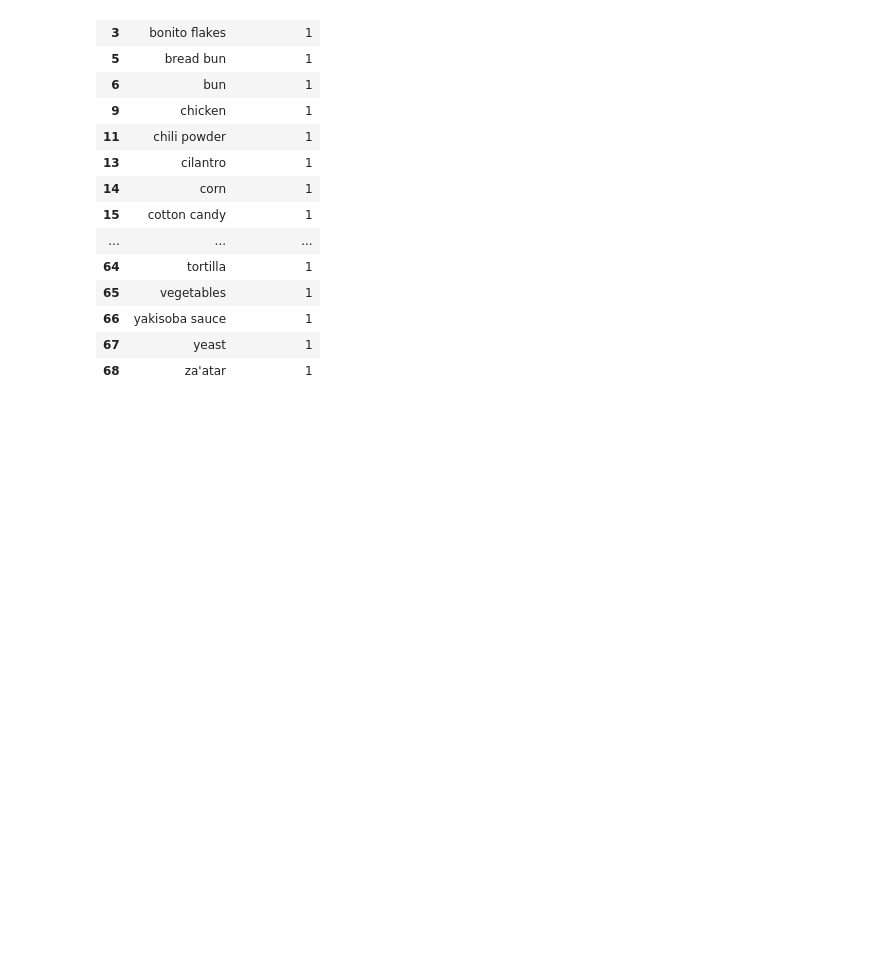
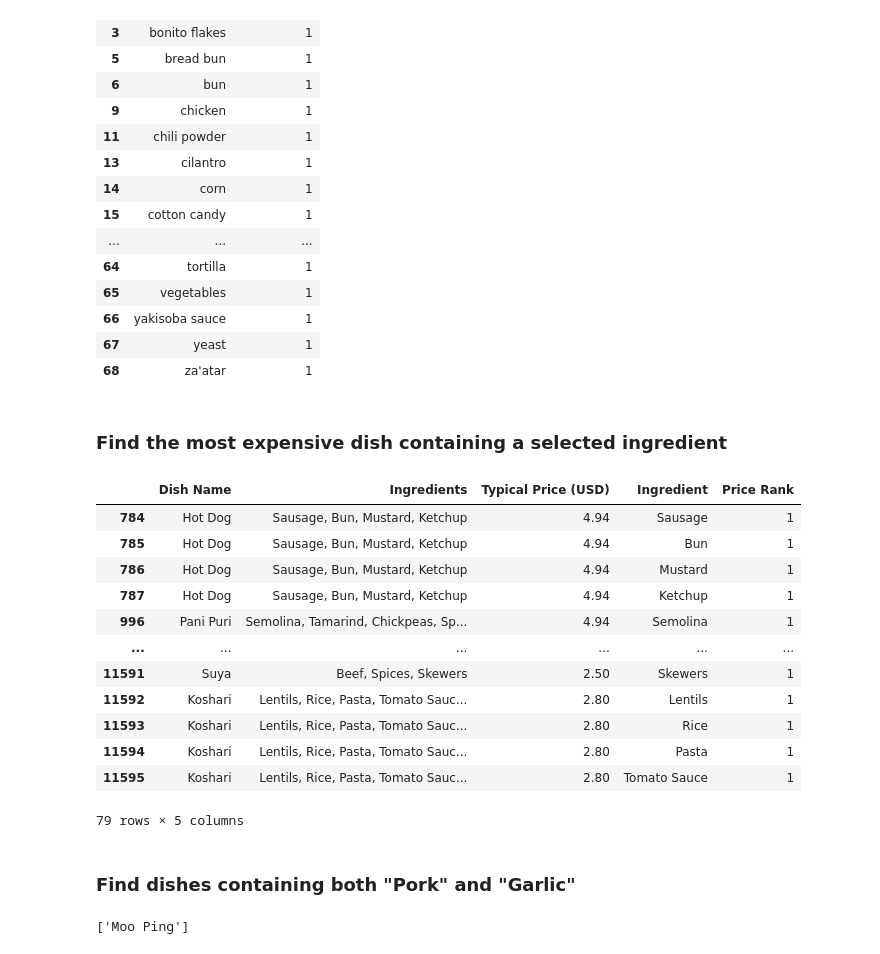
Before and after one commit to ushasrisetti24/Python-Practice, a Jupyter notebook: Street Food Analysis/Street food dataset.ipynb, the cells around one changed output. Cells and saved outputs as stored; diff of their text form; code cells hidden in the pictures; blank space fills up the shorter version.

```diff
--- a/Street Food Analysis/Street food dataset.ipynb
+++ b/Street Food Analysis/Street food dataset.ipynb
@@ -685,3 +688,55 @@ display(ing_variety[ing_variety["dish_count"]==1])
 | 66 | yakisoba sauce | 1 |
 | 67 | yeast | 1 |
 | 68 | za'atar | 1 |
+# %% [markdown]
+### Find the most expensive dish containing a selected ingredient
+# %%
+ingredients= (
+    df[["Dish Name","Ingredients","Typical Price (USD)"]]
+    .assign(Ingredient= lambda x: x["Ingredients"].str.split(","))
+    .explode("Ingredient")
+    .drop_duplicates()
+    .reset_index(drop=True))
+
+ingredients["Price Rank"]= (
+    ingredients.groupby("Ingredient")["Typical Price (USD)"]
+                        .rank(method="dense", ascending=False)
+                        .astype(int)
+
+)
+
+display(ingredients[ingredients["Price Rank"]==1])
+# %% [output]
+|  | Dish Name | Ingredients | Typical Price (USD) | Ingredient | Price Rank |
+| 784 | Hot Dog | Sausage, Bun, Mustard, Ketchup | 4.94 | Sausage | 1 |
+| 785 | Hot Dog | Sausage, Bun, Mustard, Ketchup | 4.94 | Bun | 1 |
+| 786 | Hot Dog | Sausage, Bun, Mustard, Ketchup | 4.94 | Mustard | 1 |
+| 787 | Hot Dog | Sausage, Bun, Mustard, Ketchup | 4.94 | Ketchup | 1 |
+| 996 | Pani Puri | Semolina, Tamarind, Chickpeas, Sp... | 4.94 | Semolina | 1 |
+| ... | ... | ... | ... | ... | ... |
+| 11591 | Suya | Beef, Spices, Skewers | 2.50 | Skewers | 1 |
+| 11592 | Koshari | Lentils, Rice, Pasta, Tomato Sauc... | 2.80 | Lentils | 1 |
+| 11593 | Koshari | Lentils, Rice, Pasta, Tomato Sauc... | 2.80 | Rice | 1 |
+| 11594 | Koshari | Lentils, Rice, Pasta, Tomato Sauc... | 2.80 | Pasta | 1 |
+| 11595 | Koshari | Lentils, Rice, Pasta, Tomato Sauc... | 2.80 | Tomato Sauce | 1 |
+79 rows × 5 columns
+# %% [markdown]
+### Find dishes containing both "Pork" and "Garlic"
+# %%
+matching_dishes = (
+    df[["Dish Name", "Ingredients"]]
+    .dropna()
+    .assign(Ingredient=lambda x: x["Ingredients"].str.split(","))
+    .explode("Ingredient")
+    .assign(Ingredient=lambda x: x["Ingredient"].str.strip().str.casefold())
+    .loc[lambda x: x["Ingredient"].isin(["pork", "garlic"])]
+    .groupby("Dish Name")["Ingredient"]
+    .nunique()
+    .loc[lambda x: x == 2]
+    .index
+    .tolist()
+)
+
+print(matching_dishes)
+# %% [output]
+['Moo Ping']
```
Also changed, not shown: parts of 5 cells of this notebook.
